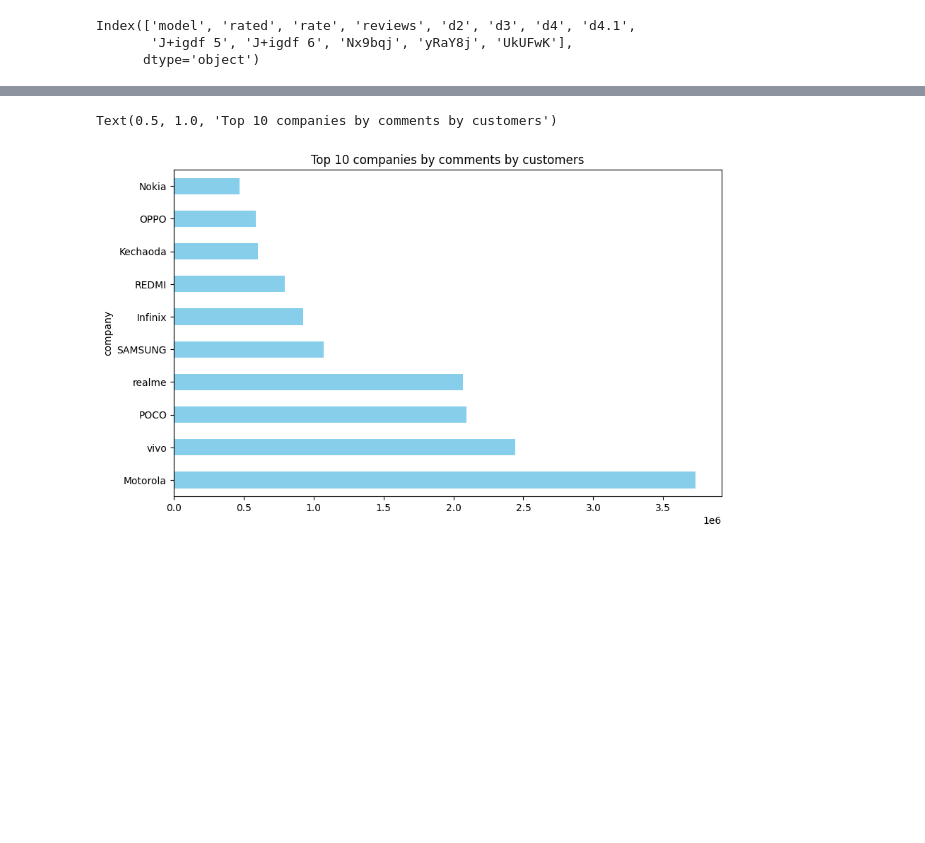
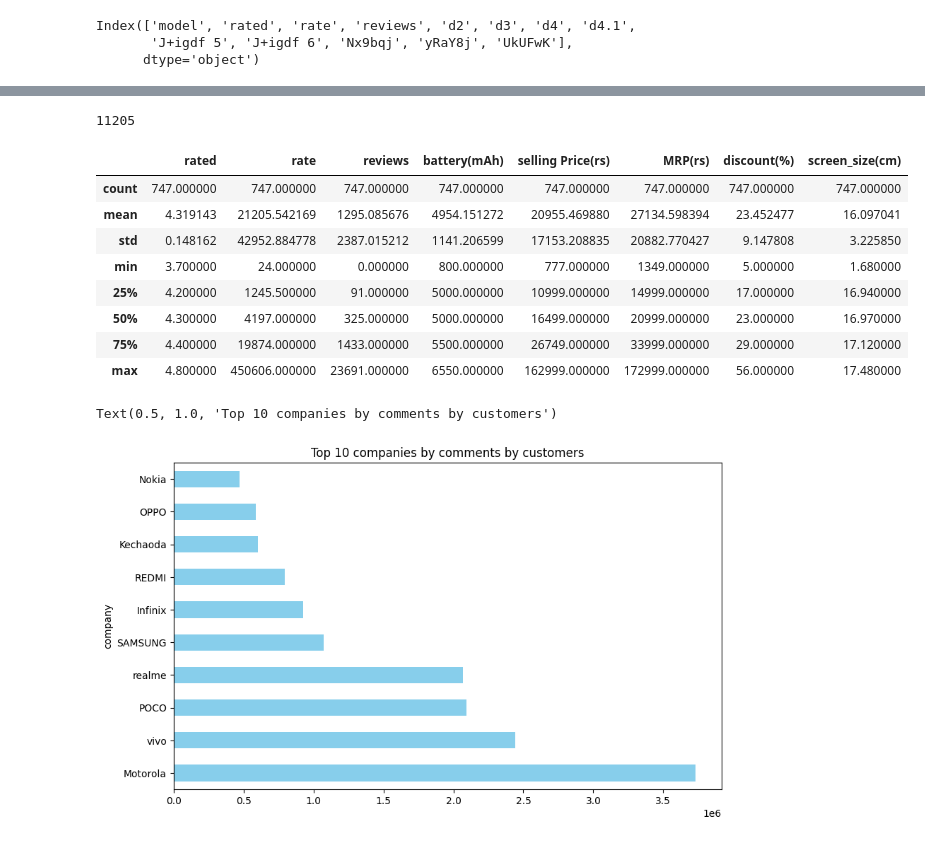
Before and after one commit to ashutosh414/Python-from-beginning, a Jupyter notebook: Project1.ipynb, the cells around one changed output, grey strips where cells are left out. Drawn from its saved outputs; the diff is of its cells as text; code cells hidden in the pictures; blank space fills up the shorter version.

```diff
--- a/Project1.ipynb
+++ b/Project1.ipynb
@@ -83,3 +131,19 @@ df1.size
+# %%
+df1.size
+# %% [output]
+11205
+# %%
+df1.describe()
+# %% [output]
+|  | rated | rate | reviews | battery(mAh) | selling Price(rs) | MRP(rs) | discount(%) | screen_size(cm) |
+| count | 747.000000 | 747.000000 | 747.000000 | 747.000000 | 747.000000 | 747.000000 | 747.000000 | 747.000000 |
+| mean | 4.319143 | 21205.542169 | 1295.085676 | 4954.151272 | 20955.469880 | 27134.598394 | 23.452477 | 16.097041 |
+| std | 0.148162 | 42952.884778 | 2387.015212 | 1141.206599 | 17153.208835 | 20882.770427 | 9.147808 | 3.225850 |
+| min | 3.700000 | 24.000000 | 0.000000 | 800.000000 | 777.000000 | 1349.000000 | 5.000000 | 1.680000 |
+| 25% | 4.200000 | 1245.500000 | 91.000000 | 5000.000000 | 10999.000000 | 14999.000000 | 17.000000 | 16.940000 |
+| 50% | 4.300000 | 4197.000000 | 325.000000 | 5000.000000 | 16499.000000 | 20999.000000 | 23.000000 | 16.970000 |
+| 75% | 4.400000 | 19874.000000 | 1433.000000 | 5500.000000 | 26749.000000 | 33999.000000 | 29.000000 | 17.120000 |
+| max | 4.800000 | 450606.000000 | 23691.000000 | 6550.000000 | 162999.000000 | 172999.000000 | 56.000000 | 17.480000 |
 # %%
 # top 10 companies by comments by customers
 
```
Also changed, not shown: parts of 24 cells of this notebook.
